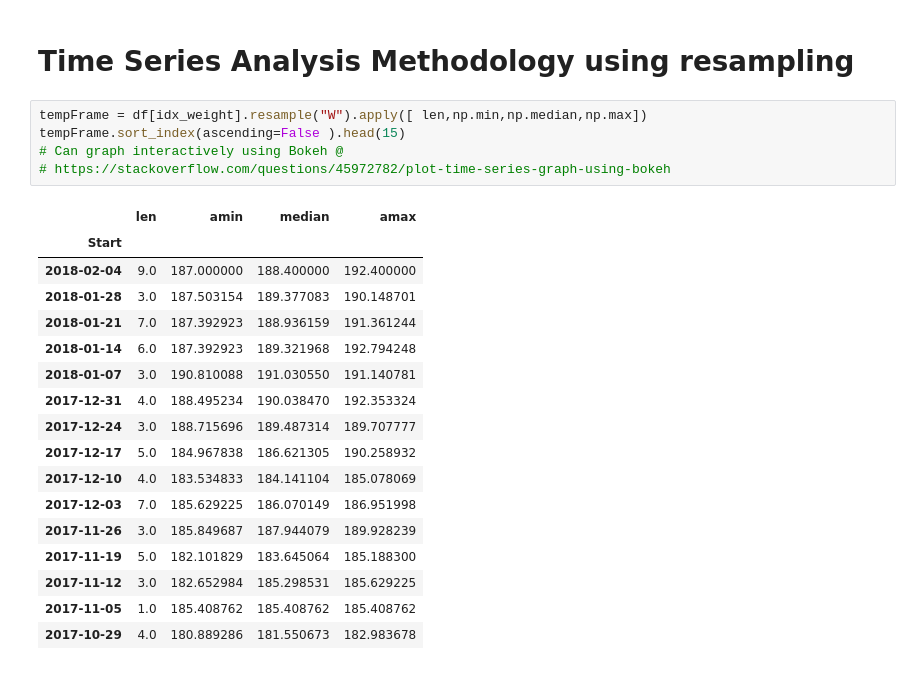
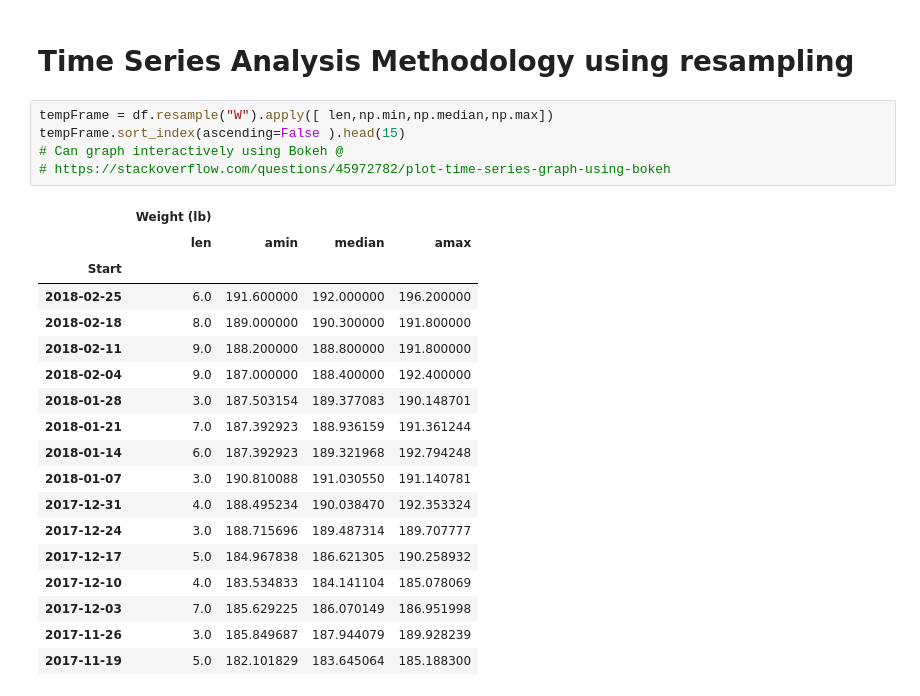
Before and after one commit to idvorkin/jupyter, a Jupyter notebook: Weight Analysis.ipynb, the cells around one changed output. Drawn from its saved outputs; the diff is of its cells as text.

```diff
--- a/Weight Analysis.ipynb
+++ b/Weight Analysis.ipynb
@@ -63,13 +63,17 @@ plot_weight_over_time(df_alltime,idx_month_year)
 # %% [markdown]
 # Time Series Analysis Methodology using resampling
 # %%
-tempFrame = df[idx_weight].resample("W").apply([ len,np.min,np.median,np.max])
+tempFrame = df.resample("W").apply([ len,np.min,np.median,np.max])
 tempFrame.sort_index(ascending=False ).head(15)
 # Can graph interactively using Bokeh @
 # https://stackoverflow.com/questions/45972782/plot-time-series-graph-using-bokeh
 # %% [output]
+|  | Weight (lb) |  |  |  |
 |  | len | amin | median | amax |
 | Start |  |  |  |  |
+| 2018-02-25 | 6.0 | 191.600000 | 192.000000 | 196.200000 |
+| 2018-02-18 | 8.0 | 189.000000 | 190.300000 | 191.800000 |
+| 2018-02-11 | 9.0 | 188.200000 | 188.800000 | 191.800000 |
 | 2018-02-04 | 9.0 | 187.000000 | 188.400000 | 192.400000 |
 | 2018-01-28 | 3.0 | 187.503154 | 189.377083 | 190.148701 |
 | 2018-01-21 | 7.0 | 187.392923 | 188.936159 | 191.361244 |
@@ -82,6 +86,3 @@ tempFrame.sort_index(ascending=False ).head(15)
 | 2017-12-03 | 7.0 | 185.629225 | 186.070149 | 186.951998 |
 | 2017-11-26 | 3.0 | 185.849687 | 187.944079 | 189.928239 |
 | 2017-11-19 | 5.0 | 182.101829 | 183.645064 | 185.188300 |
-| 2017-11-12 | 3.0 | 182.652984 | 185.298531 | 185.629225 |
-| 2017-11-05 | 1.0 | 185.408762 | 185.408762 | 185.408762 |
-| 2017-10-29 | 4.0 | 180.889286 | 181.550673 | 182.983678 |
```
Also changed, not shown: parts of 2 cells of this notebook, 1 other file.
